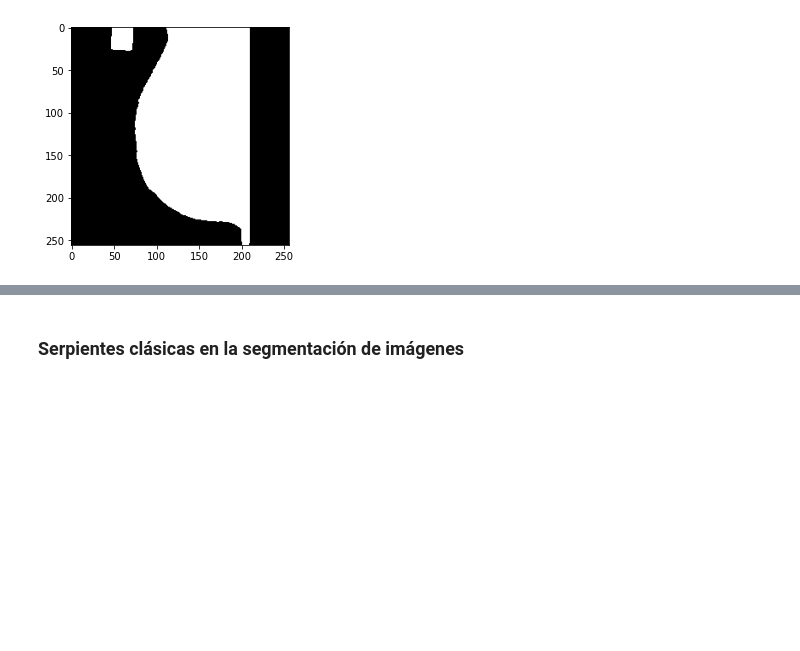
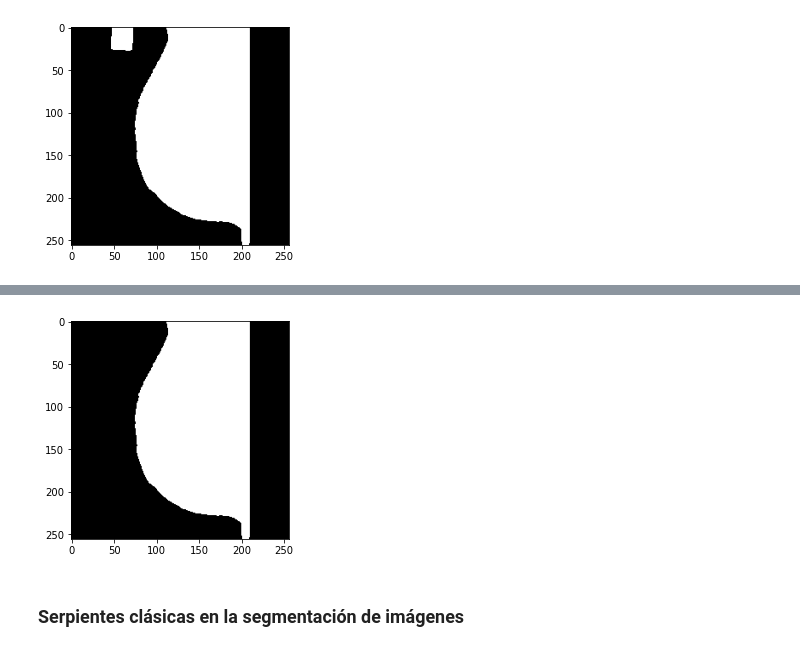
Before and after one commit to data-and-code/trabajo_con_imagenes, a Jupyter notebook: data-raw/clean_imgs.ipynb, the cells around one changed output, grey strips where cells are left out. Drawn from its saved outputs; the diff is of its cells as text; code cells hidden in the pictures; blank space fills up the shorter version.

```diff
--- a/data-raw/clean_imgs.ipynb
+++ b/data-raw/clean_imgs.ipynb
@@ -187,3 +252,9 @@ Sin embargo, los autores no explican cómo llevaron a cabo este proceso. Por lo
+# %%
+# Imagen de ejemplo
+plt.imshow(clean_imgs_bin[13], cmap='gray')
+plt.show()
+# %% [output]
+[figure, added]
 # %% [markdown]
 ### Serpientes clásicas en la segmentación de imágenes
 # %% [markdown]
```
Also changed, not shown: parts of 4 cells of this notebook.
